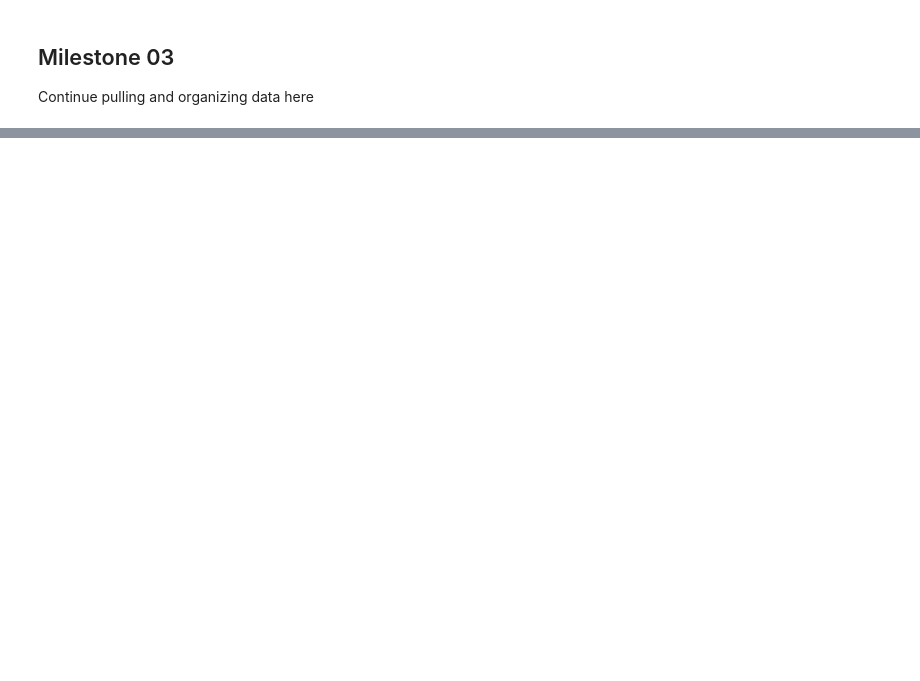
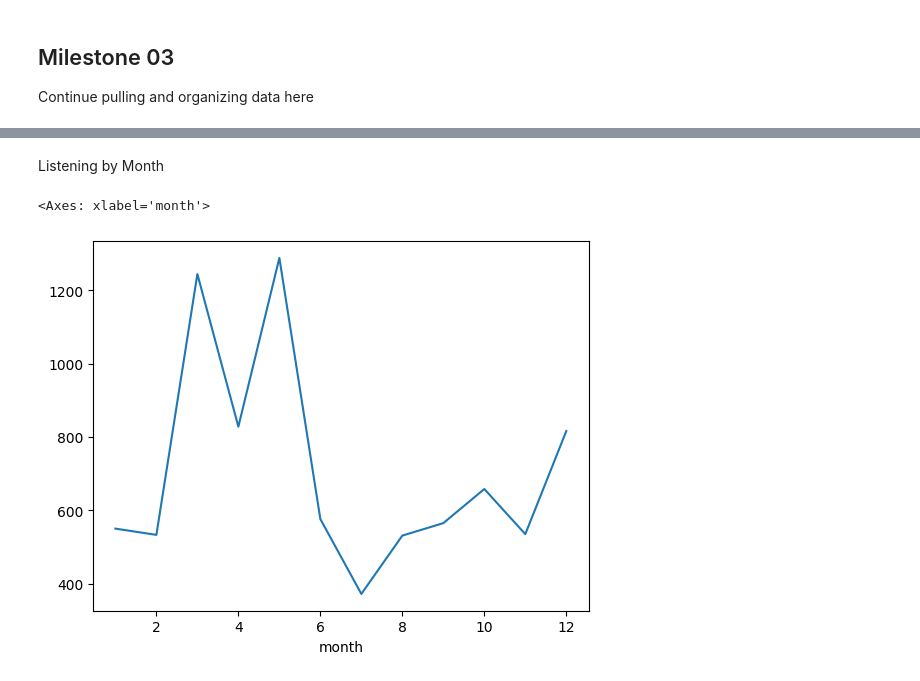
Before and after one commit to heatherrrrc4/5005_Project02, a Jupyter notebook: 5005-Project02.ipynb, the cells around one changed output, grey strips where cells are left out. Saved outputs shown, nothing was run; the diff lists cells and outputs as text; code cells hidden in the pictures; blank space fills up the shorter version.

```diff
--- a/5005-Project02.ipynb
+++ b/5005-Project02.ipynb
@@ -118,0 +140,9 @@ Continue pulling and organizing data here
+# %% [markdown]
+Listening by Month
+# %%
+monthly = df.groupby('month').size()
+
+monthly.plot(kind='line')
+# %% [output]
+<Axes: xlabel='month'>
+[figure, added]
```
Also changed, not shown: parts of 10 cells of this notebook.
